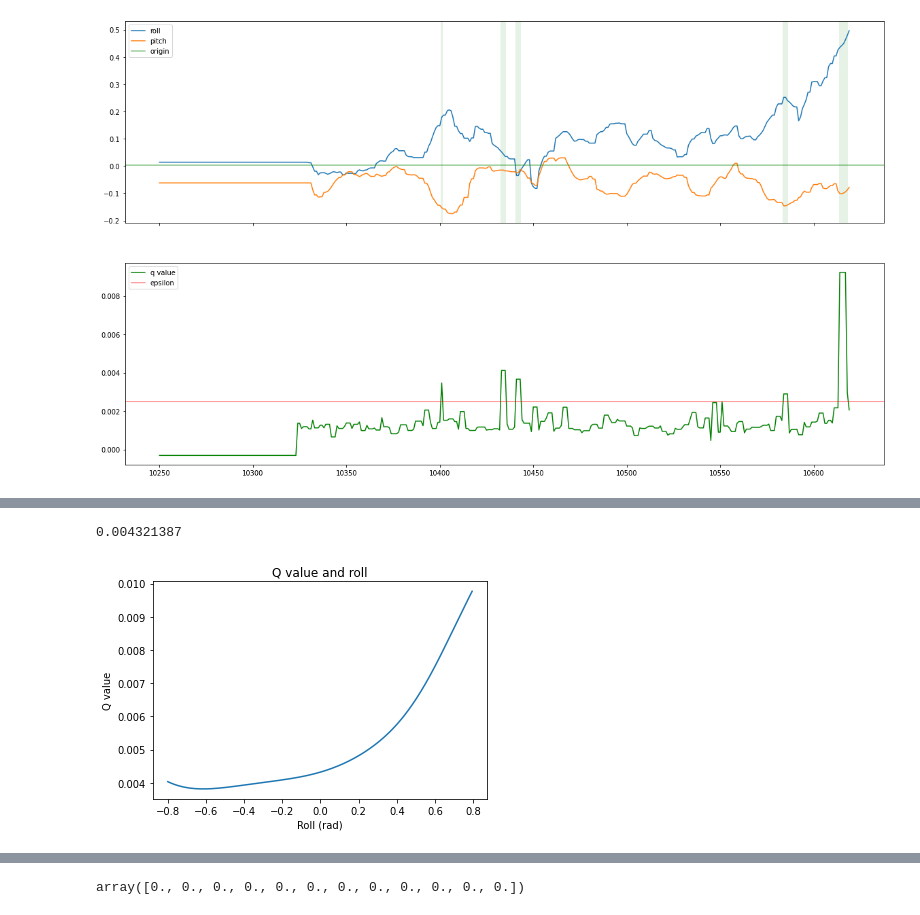
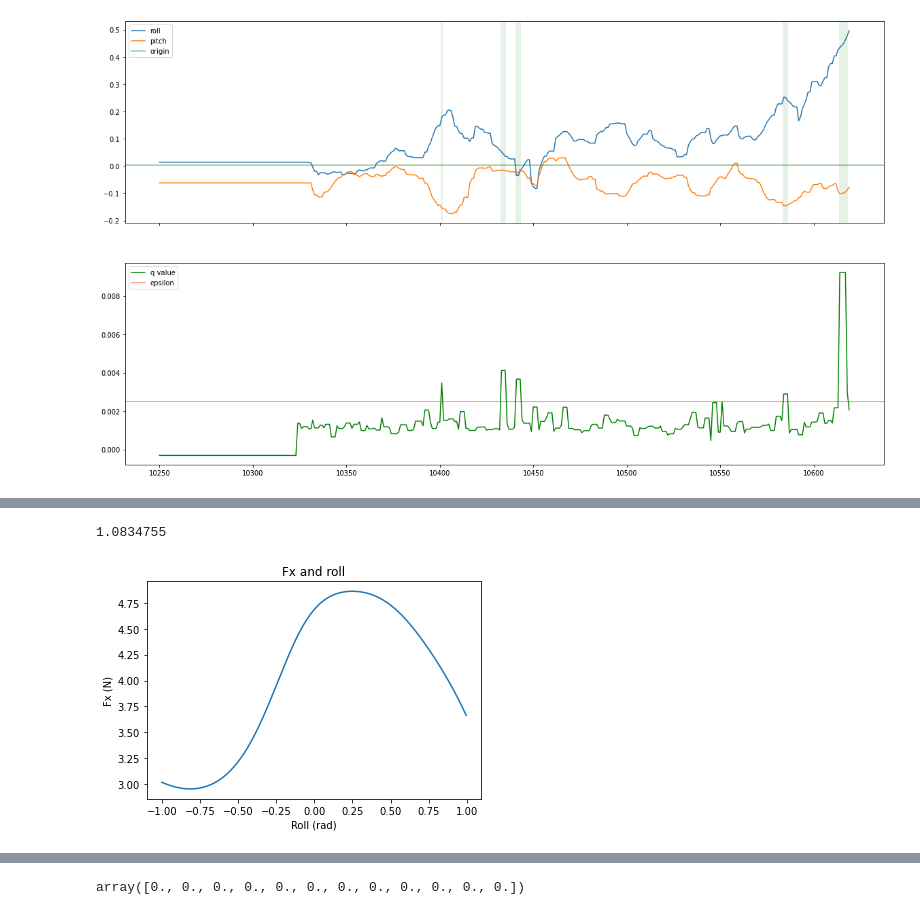
Before and after one commit to SafeRoboticsLab/GhostSDK, a Jupyter notebook: SDK/mblink/data_analysis.ipynb, the cells around one changed output, grey strips where cells are left out. Drawn from its saved outputs; the diff is of its cells as text; code cells hidden in the pictures.

```diff
--- a/SDK/mblink/data_analysis.ipynb
+++ b/SDK/mblink/data_analysis.ipynb
@@ -5,7 +5,7 @@ import pandas as pd
 import pickle
 from safety_enforcer import SafetyEnforcer
 # %%
-filename = "data-20240104181500-0.5.pkl"
+filename = "data-20240119121621-0.5.pkl"
 # pd.DataFrame(pd.read_pickle(filename)).to_csv("{}.csv".format(filename), index=False)
 df = pd.DataFrame(pd.read_pickle(filename))
 # %%
@@ -515,9 +515,16 @@ roll = 0
 
 action = np.zeros(12)
 
-def get_state(roll):
-    return np.concatenate((
-        np.array([0, 0, 0, 0, 0, 0, roll, 0, 0, 0, 0, 0]),
-        stable_stance,
-        np.zeros(12)
-    ), axis=0, dtype=np.float32)
+def get_state(roll, version=0):
+    if version >= 3:
+        return np.concatenate((
+            np.array([0, 0, 0, 0, roll, 0, 0, 0, 0]),
+            stable_stance,
+            np.zeros(12)
+        ), axis=0, dtype=np.float32)
+    else:
+        return np.concatenate((
+            np.array([0, 0, 0, 0, 0, 0, roll, 0, 0, 0, 0, 0]),
+            stable_stance,
+            np.zeros(12)
+        ), axis=0, dtype=np.float32)
@@ -543,0 +531,3 @@ Loading frozen weights of model at train_result/spirit_isaacs_avoidonly_f5_newSt
+# %%
+version = 4 # 1, 4
+safetyEnforcer = SafetyEnforcer(0.0, version=version)
@@ -545,19 +553,21 @@ Loading frozen weights of model at train_result/spirit_isaacs_avoidonly_f5_newSt
 safetyEnforcer.get_action(get_state(roll=0.0), action)
 print(safetyEnforcer.prev_q)
 # %% [output]
-0.004321387
+1.0834755
 # %%
 plt.figure(0)
-plt.title("Q value and roll")
-q_array = []
-for i in np.arange(-0.8, 0.8, 0.005):
-    safetyEnforcer.get_action(get_state(roll=i), action)
-    q_array.append(safetyEnforcer.prev_q)
-plt.plot(np.arange(-0.8, 0.8, 0.005), q_array)
+plt.title("Fx and roll")
+f_x_array = []
+for i in np.arange(-1.0, 1.0, 0.005):
+    state = get_state(roll=i, version=version)
+    s_dstb = np.concatenate((state, action), axis=0)
+    dstb = safetyEnforcer.policy.dstb(s_dstb)
+    f_x_array.append(dstb[0] * 5.0)
+plt.plot(np.arange(-1.0, 1.0, 0.005), f_x_array)
 plt.xlabel("Roll (rad)")
-plt.ylabel("Q value")
+plt.ylabel("Fx (N)")
 plt.show()
 # %% [output]
-[figure, old version]
+[figure, new version]
 # %%
 plt.figure(0)
```
Also changed, not shown: parts of 18 cells of this notebook, 6 other files.
